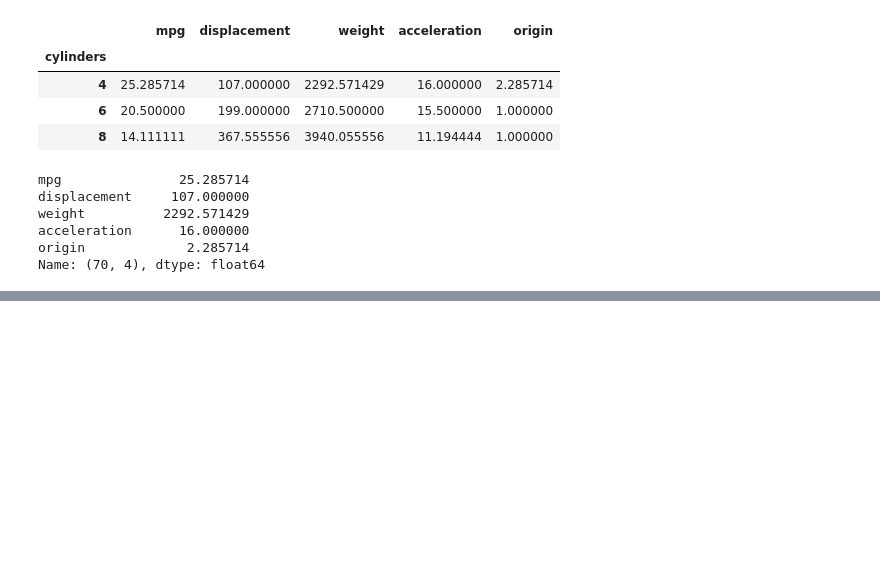
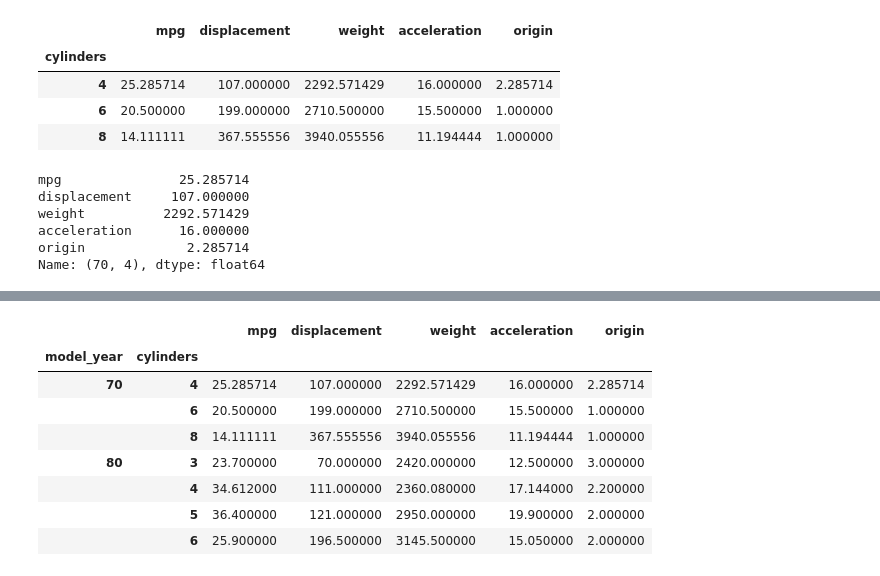
Before and after one commit to Abhisek-Bhujel/dataScience, a Jupyter notebook: pandas/6.groupBy.ipynb, the cells around one changed output, grey strips where cells are left out. Cells and saved outputs as stored; diff of their text form; code cells hidden in the pictures; blank space fills up the shorter version.

```diff
--- a/pandas/6.groupBy.ipynb
+++ b/pandas/6.groupBy.ipynb
@@ -180,0 +207,12 @@ Name: (70, 4), dtype: float64
+# %%
+year_cyl.loc[[70, 80]]
+# %% [output]
+|  |  | mpg | displacement | weight | acceleration | origin |
+| model_year | cylinders |  |  |  |  |  |
+| 70 | 4 | 25.285714 | 107.000000 | 2292.571429 | 16.000000 | 2.285714 |
+|  | 6 | 20.500000 | 199.000000 | 2710.500000 | 15.500000 | 1.000000 |
+|  | 8 | 14.111111 | 367.555556 | 3940.055556 | 11.194444 | 1.000000 |
+| 80 | 3 | 23.700000 | 70.000000 | 2420.000000 | 12.500000 | 3.000000 |
+|  | 4 | 34.612000 | 111.000000 | 2360.080000 | 17.144000 | 2.200000 |
+|  | 5 | 36.400000 | 121.000000 | 2950.000000 | 19.900000 | 2.000000 |
+|  | 6 | 25.900000 | 196.500000 | 3145.500000 | 15.050000 | 2.000000 |
```
Also changed, not shown: parts of 9 cells of this notebook, 4 other files.
